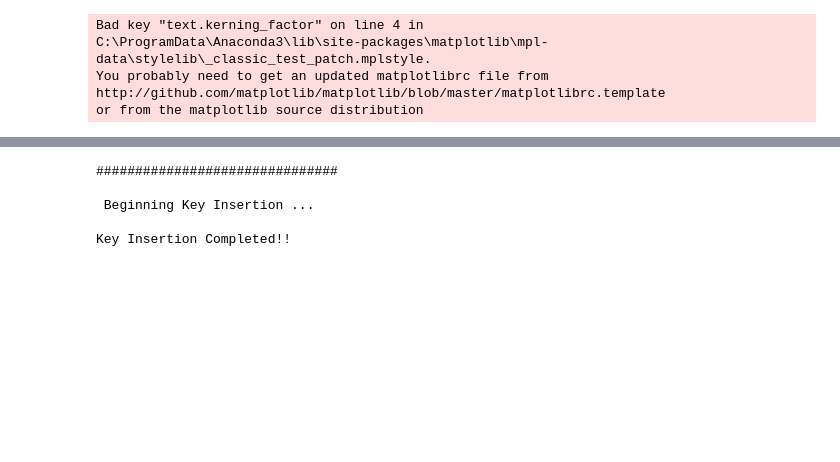
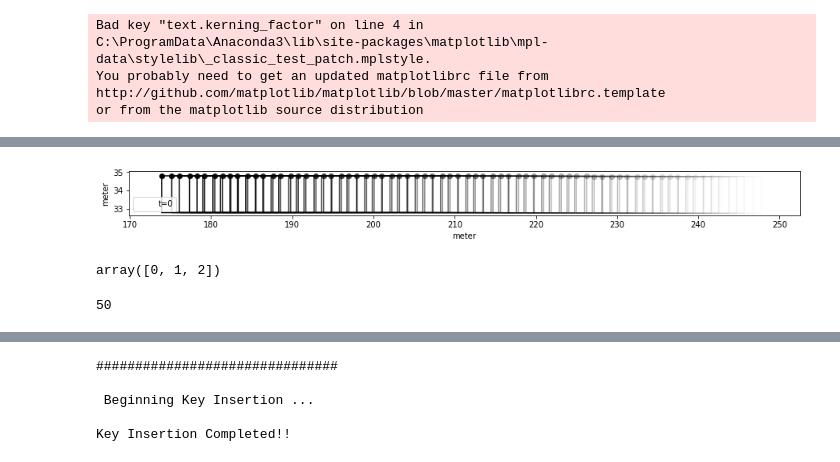
Before and after one commit to yanb514/I24-postprocessing, a Jupyter notebook: I24_3D_rectification.ipynb, the cells around one changed output, grey strips where cells are left out. Cells and saved outputs as stored; diff of their text form; code cells hidden in the pictures; blank space fills up the shorter version.

Commit message:
multi camera view, animation, CAN, GPS data

```diff
--- a/I24_3D_rectification.ipynb
+++ b/I24_3D_rectification.ipynb
@@ -67,0 +36,11 @@ df
+# %%
+data_path = pathlib.Path().absolute().joinpath('../2D-3D May 2021')
+file_name = 'rectified_dynamics/rectified_p2c2.csv'
+file_path = data_path.joinpath(file_name)
+tform_path = data_path.joinpath('camera_calibration_points_I24_validation_system.csv')
+df = utils.read_data(file_path)
+# %%
+car = df[df['ID']==2261]
+car['width'] = 2
+car['length'] = 4
+car
@@ -67,0 +71,17 @@ df
+# %%
+Y = np.array(car[['bbr_x','bbr_y','fbr_x','fbr_y','fbl_x','fbl_y','bbl_x', 'bbl_y']])
+utils.plot_track(Y,15,1)
+# %% [output]
+[figure, added]
+# %%
+n = 5
+frames = np.arange(3-n,3)
+frames[frames>=0]
+# %% [output]
+array([0, 1, 2])
+# %%
+import utils
+importlib.reload(utils)
+car = utils.backward_predict(car,170,300,'xmax')
+# %% [output]
+50
```
Also changed, not shown: parts of 7 cells of this notebook, 10 other files.
